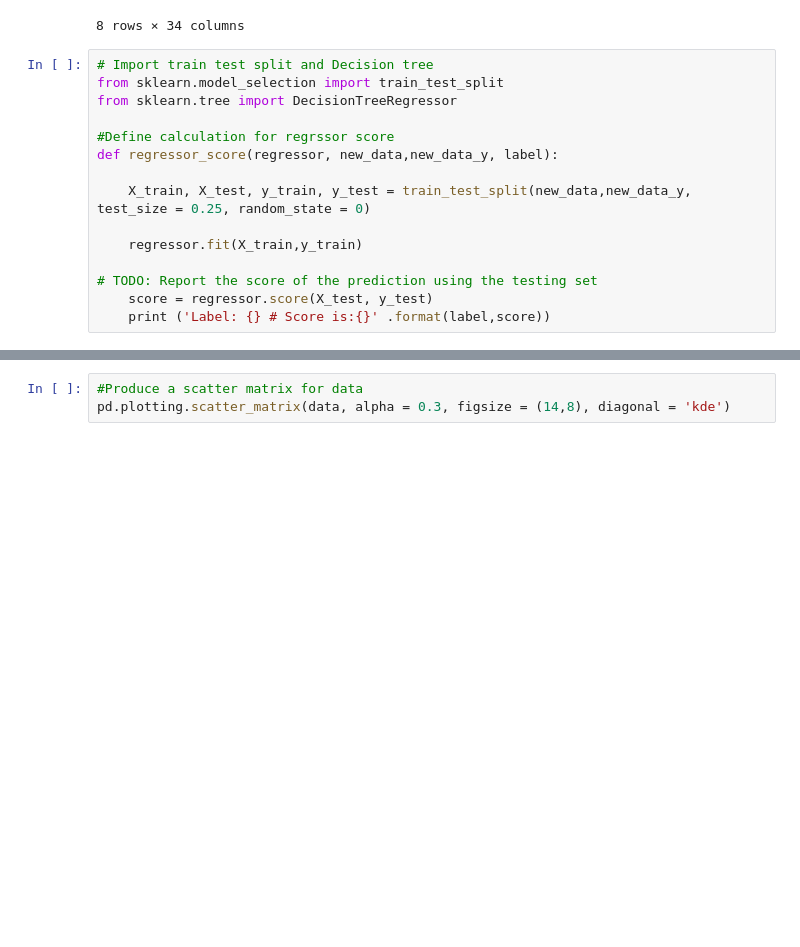
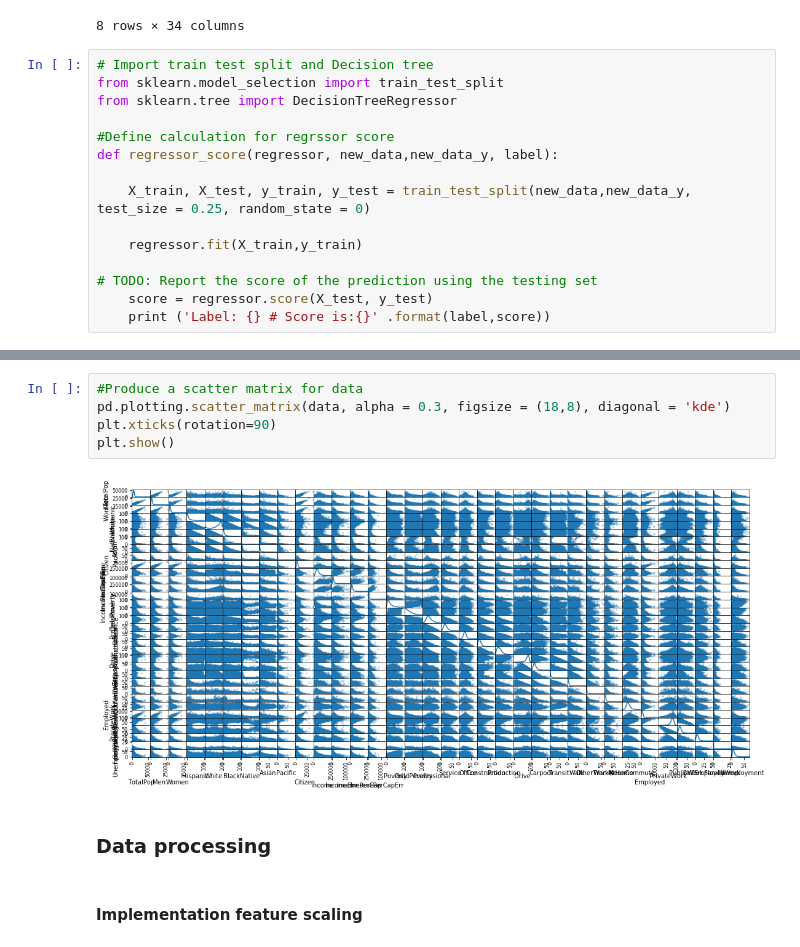
Before and after one commit to ArshadKhurshid/US-Census-Demographic, a Jupyter notebook: USCensusDemographic.ipynb, the cells around one changed output, grey strips where cells are left out. Drawn from its saved outputs; the diff is of its cells as text; blank space fills up the shorter version.

```diff
--- a/USCensusDemographic.ipynb
+++ b/USCensusDemographic.ipynb
@@ -181,3 +181,11 @@ Label: Unemployment # Score is:0.15239668877635282
 # %%
 #Produce a scatter matrix for data
-pd.plotting.scatter_matrix(data, alpha = 0.3, figsize = (14,8), diagonal = 'kde')
+pd.plotting.scatter_matrix(data, alpha = 0.3, figsize = (18,8), diagonal = 'kde')
+plt.xticks(rotation=90)
+plt.show()
+# %% [output]
+[figure, added]
+# %% [markdown]
+### Data processing
+# %% [markdown]
+#### Implementation feature scaling
```
Also changed, not shown: parts of 4 cells of this notebook.
